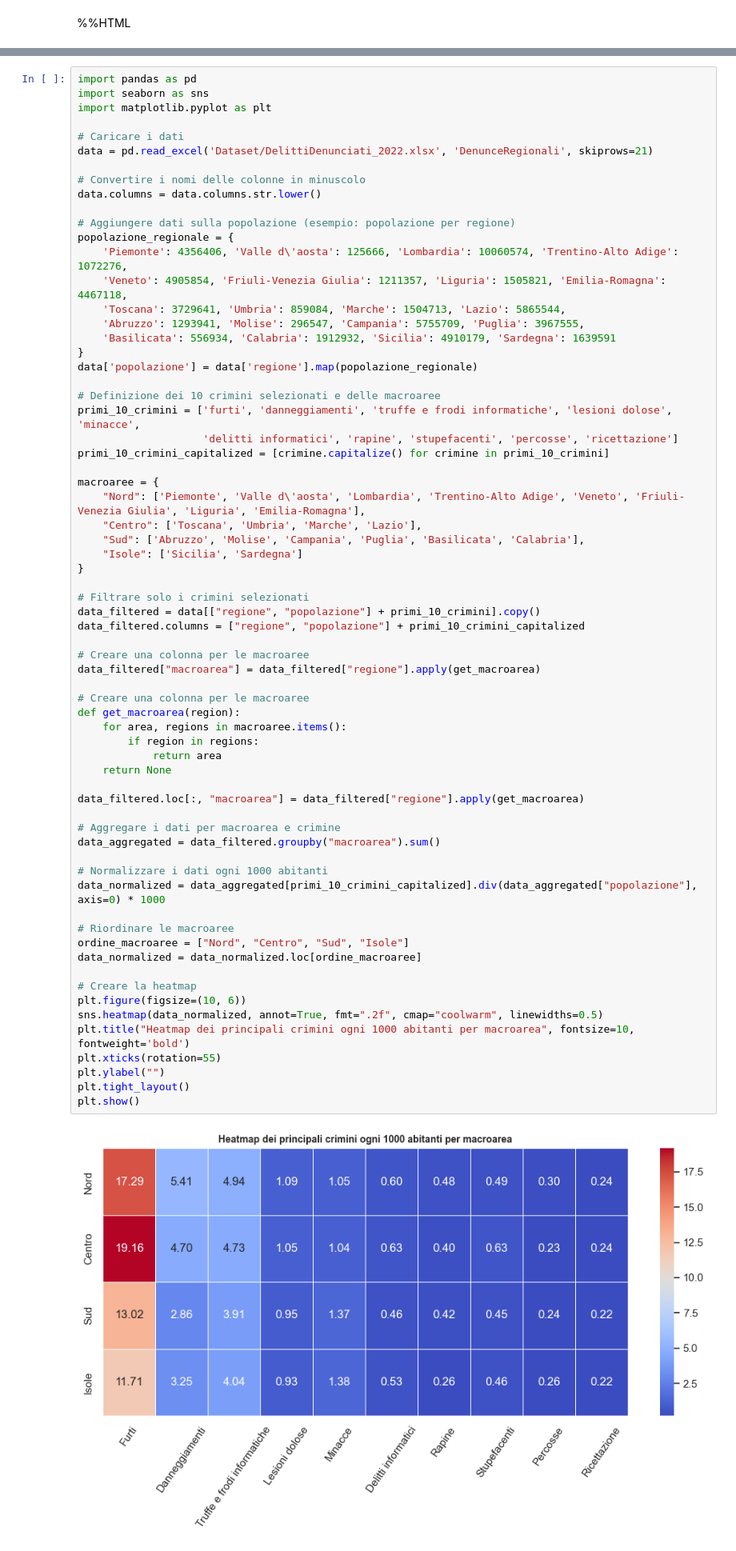
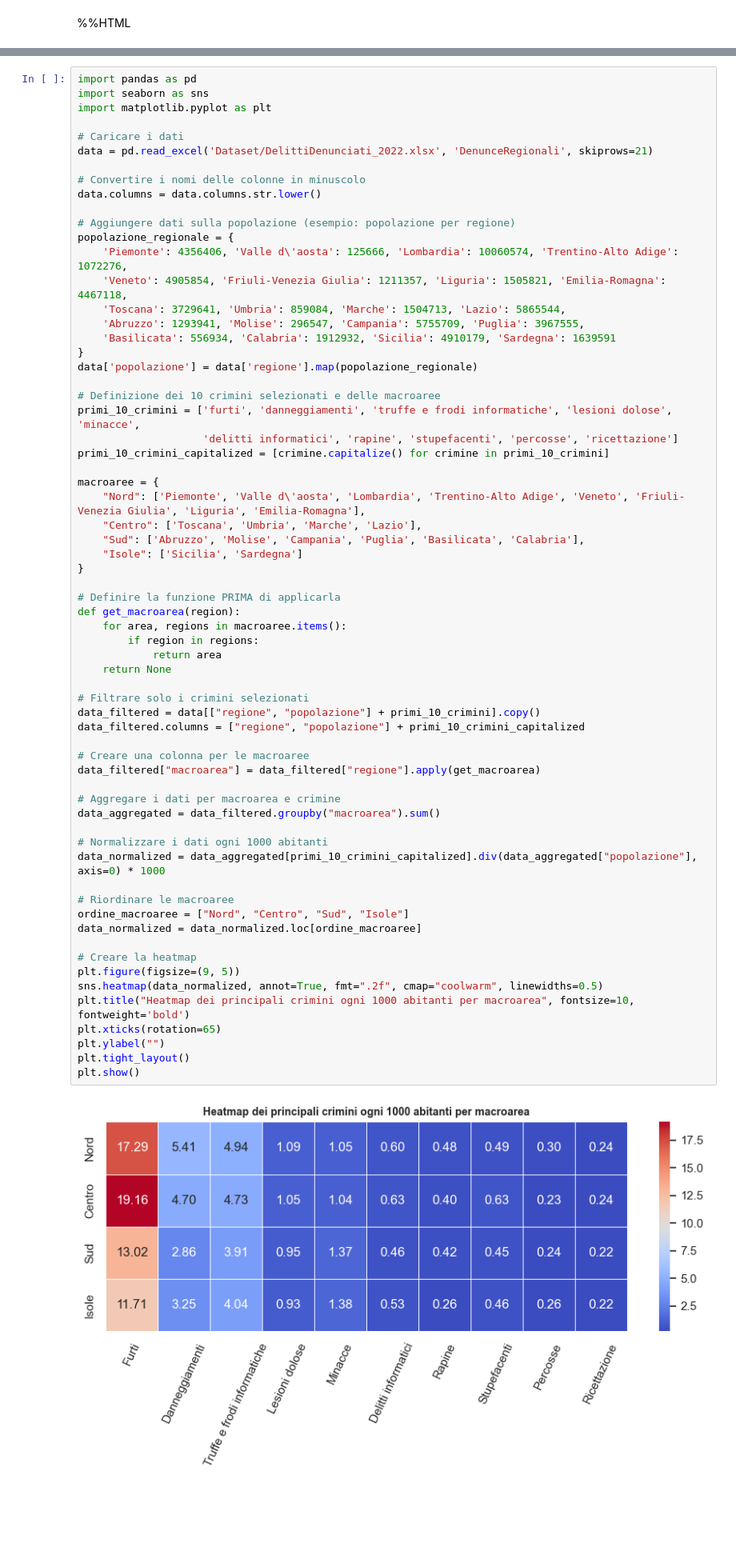
Before and after one commit to AlessioNicodemo/DelittiDenunciatiInItalia, a Jupyter notebook: CriminiInItalia.ipynb, the cells around one changed output, grey strips where cells are left out. Shown at 80% size. Saved outputs shown, nothing was run; the diff lists cells and outputs as text; blank space fills up the shorter version.

```diff
--- a/CriminiInItalia.ipynb
+++ b/CriminiInItalia.ipynb
@@ -1208,43 +751,41 @@ macroaree = {
     "Nord": ['Piemonte', 'Valle d\'aosta', 'Lombardia', 'Trentino-Alto Adige', 'Veneto', 'Friuli-Venezia Giulia', 'Liguria', 'Emilia-Romagna'],
     "Centro": ['Toscana', 'Umbria', 'Marche', 'Lazio'],
     "Sud": ['Abruzzo', 'Molise', 'Campania', 'Puglia', 'Basilicata', 'Calabria'],
     "Isole": ['Sicilia', 'Sardegna']
 }
 
+# Definire la funzione PRIMA di applicarla
+def get_macroarea(region):
+    for area, regions in macroaree.items():
+        if region in regions:
+            return area
+    return None
+
 # Filtrare solo i crimini selezionati
 data_filtered = data[["regione", "popolazione"] + primi_10_crimini].copy()
 data_filtered.columns = ["regione", "popolazione"] + primi_10_crimini_capitalized
 
 # Creare una colonna per le macroaree
 data_filtered["macroarea"] = data_filtered["regione"].apply(get_macroarea)
-
-# Creare una colonna per le macroaree
-def get_macroarea(region):
-    for area, regions in macroaree.items():
-        if region in regions:
-            return area
-    return None
-
-data_filtered.loc[:, "macroarea"] = data_filtered["regione"].apply(get_macroarea)
 
 # Aggregare i dati per macroarea e crimine
 data_aggregated = data_filtered.groupby("macroarea").sum()
 
 # Normalizzare i dati ogni 1000 abitanti
 data_normalized = data_aggregated[primi_10_crimini_capitalized].div(data_aggregated["popolazione"], axis=0) * 1000
 
 # Riordinare le macroaree
 ordine_macroaree = ["Nord", "Centro", "Sud", "Isole"]
 data_normalized = data_normalized.loc[ordine_macroaree]
 
 # Creare la heatmap
-plt.figure(figsize=(10, 6))
+plt.figure(figsize=(9, 5))
 sns.heatmap(data_normalized, annot=True, fmt=".2f", cmap="coolwarm", linewidths=0.5)
 plt.title("Heatmap dei principali crimini ogni 1000 abitanti per macroarea", fontsize=10, fontweight='bold')
-plt.xticks(rotation=55)
+plt.xticks(rotation=65)
 plt.ylabel("")
 plt.tight_layout()
 plt.show()
 # %% [output]
-[figure, old version]
+[figure, new version]
 # %% [markdown]
```
Also changed, not shown: parts of 39 cells of this notebook, 3 other files.
